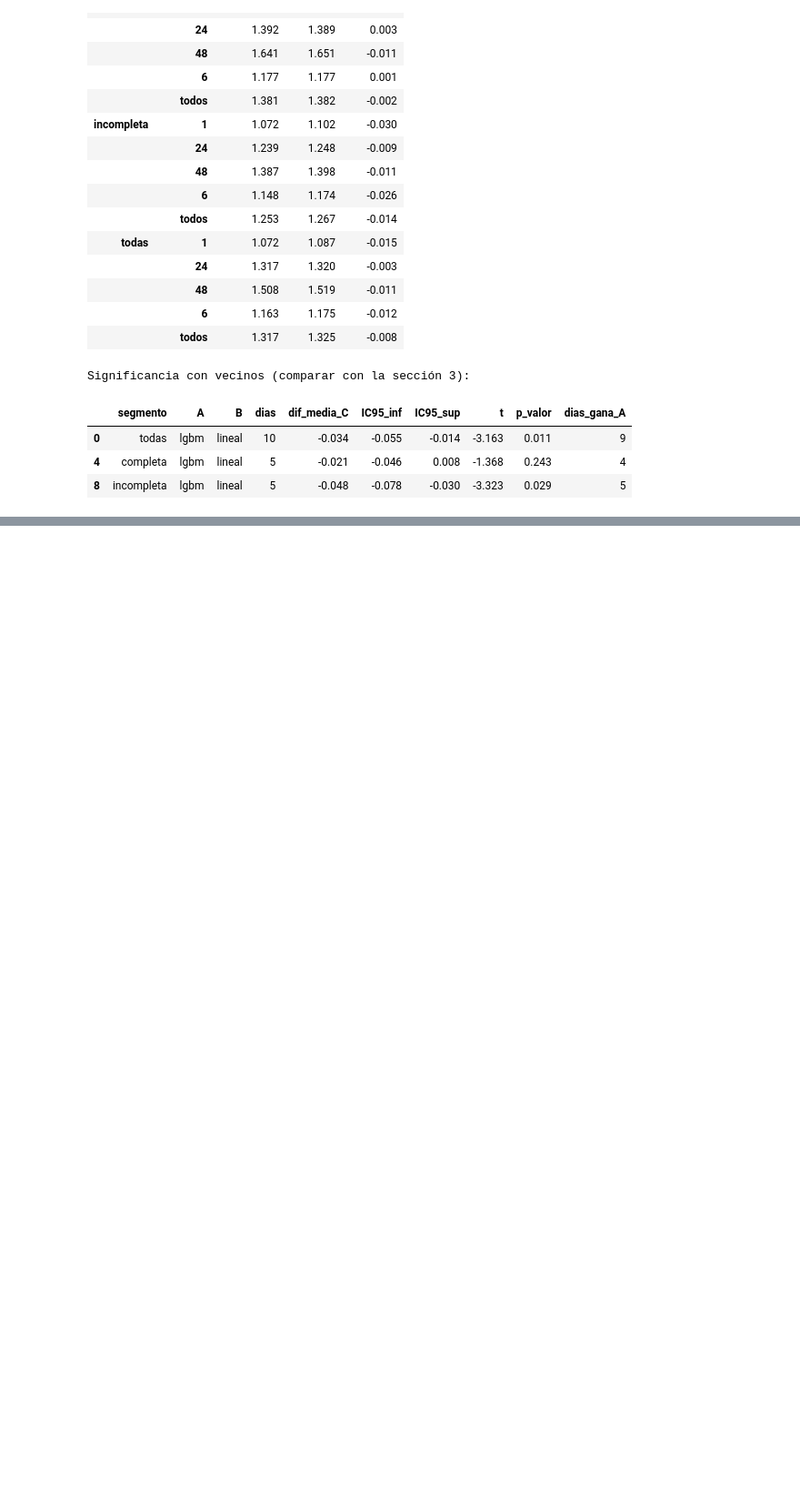
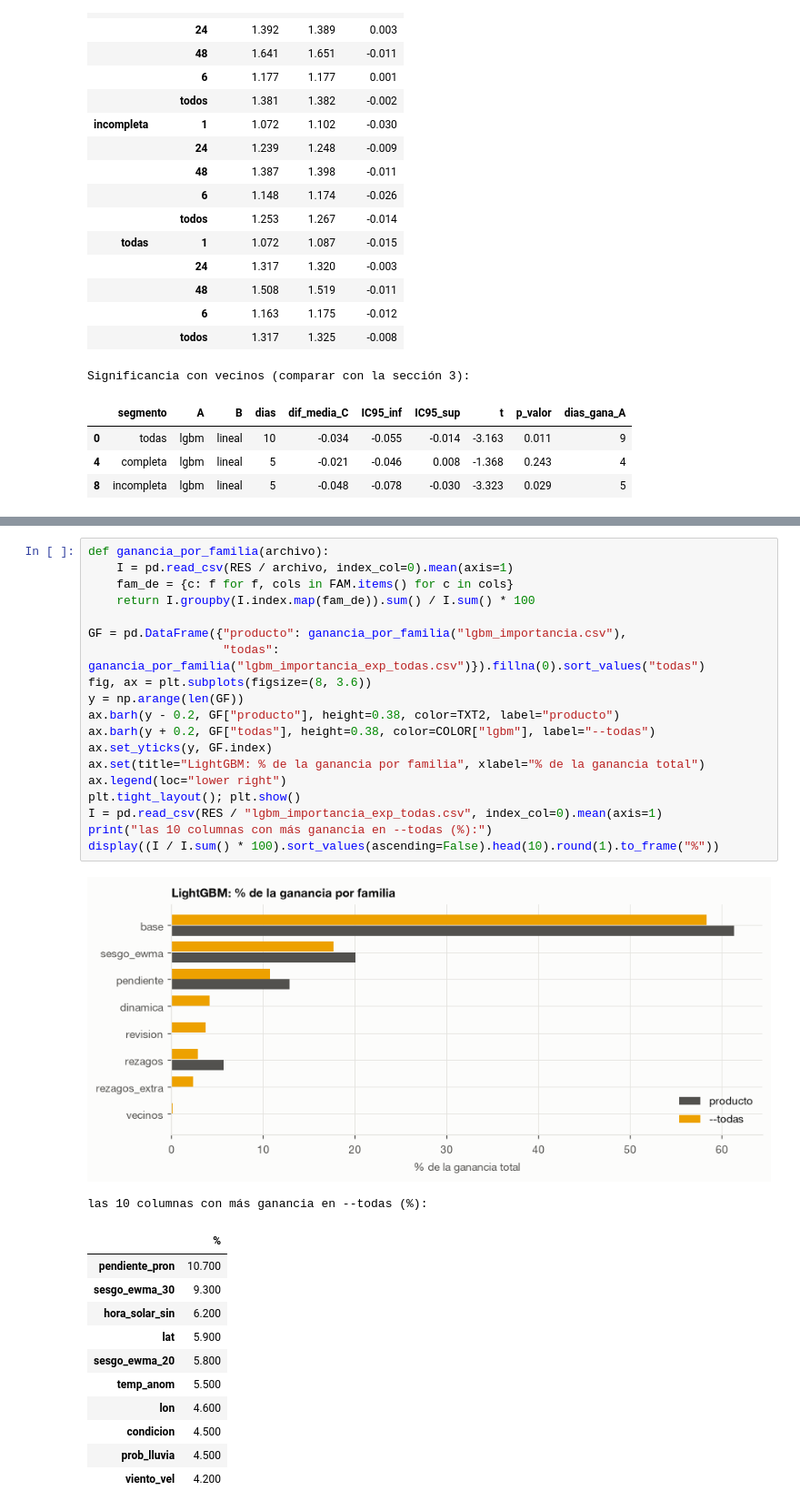
Before and after one commit to matiasbacalhau/TallerDeDatos, a Jupyter notebook: TP3/notebooks/comparacion_modelos.ipynb, the cells around one changed output, grey strips where cells are left out. Shown at 91% size. Saved outputs shown, nothing was run; the diff lists cells and outputs as text; blank space fills up the shorter version.

```diff
--- a/TP3/notebooks/comparacion_modelos.ipynb
+++ b/TP3/notebooks/comparacion_modelos.ipynb
@@ -529,0 +649,33 @@ Significancia con vecinos (comparar con la sección 3):
+# %%
+def ganancia_por_familia(archivo):
+    I = pd.read_csv(RES / archivo, index_col=0).mean(axis=1)
+    fam_de = {c: f for f, cols in FAM.items() for c in cols}
+    return I.groupby(I.index.map(fam_de)).sum() / I.sum() * 100
+
+GF = pd.DataFrame({"producto": ganancia_por_familia("lgbm_importancia.csv"),
+                   "todas": ganancia_por_familia("lgbm_importancia_exp_todas.csv")}).fillna(0).sort_values("todas")
+fig, ax = plt.subplots(figsize=(8, 3.6))
+y = np.arange(len(GF))
+ax.barh(y - 0.2, GF["producto"], height=0.38, color=TXT2, label="producto")
+ax.barh(y + 0.2, GF["todas"], height=0.38, color=COLOR["lgbm"], label="--todas")
+ax.set_yticks(y, GF.index)
+ax.set(title="LightGBM: % de la ganancia por familia", xlabel="% de la ganancia total")
+ax.legend(loc="lower right")
+plt.tight_layout(); plt.show()
+I = pd.read_csv(RES / "lgbm_importancia_exp_todas.csv", index_col=0).mean(axis=1)
+print("las 10 columnas con más ganancia en --todas (%):")
+display((I / I.sum() * 100).sort_values(ascending=False).head(10).round(1).to_frame("%"))
+# %% [output]
+[figure, added]
+las 10 columnas con más ganancia en --todas (%):
+|  | % |
+| pendiente_pron | 10.700 |
+| sesgo_ewma_30 | 9.300 |
+| hora_solar_sin | 6.200 |
+| lat | 5.900 |
+| sesgo_ewma_20 | 5.800 |
+| temp_anom | 5.500 |
+| lon | 4.600 |
+| condicion | 4.500 |
+| prob_lluvia | 4.500 |
+| viento_vel | 4.200 |
```
Also changed, not shown: parts of 10 cells of this notebook, 2 other files.
